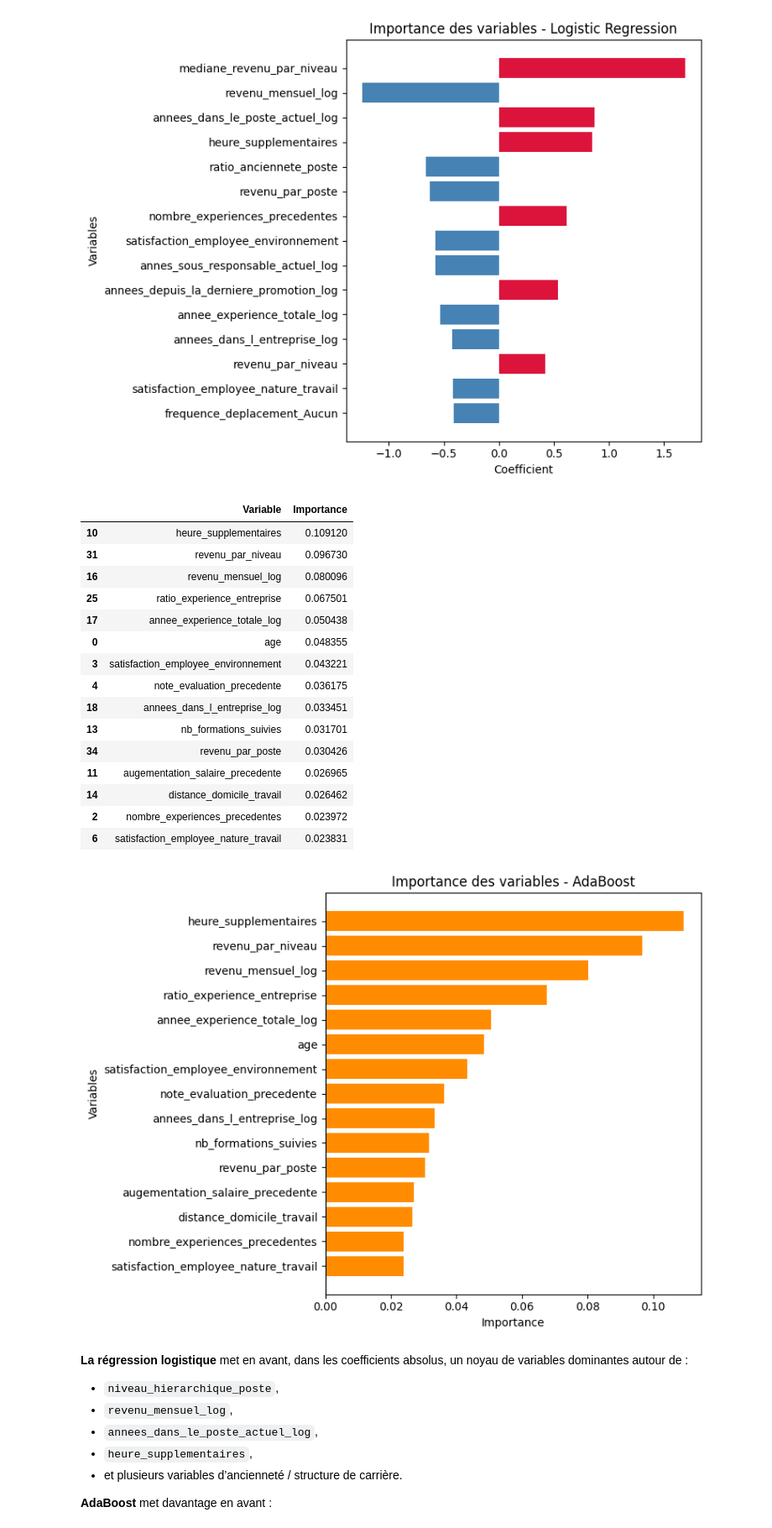
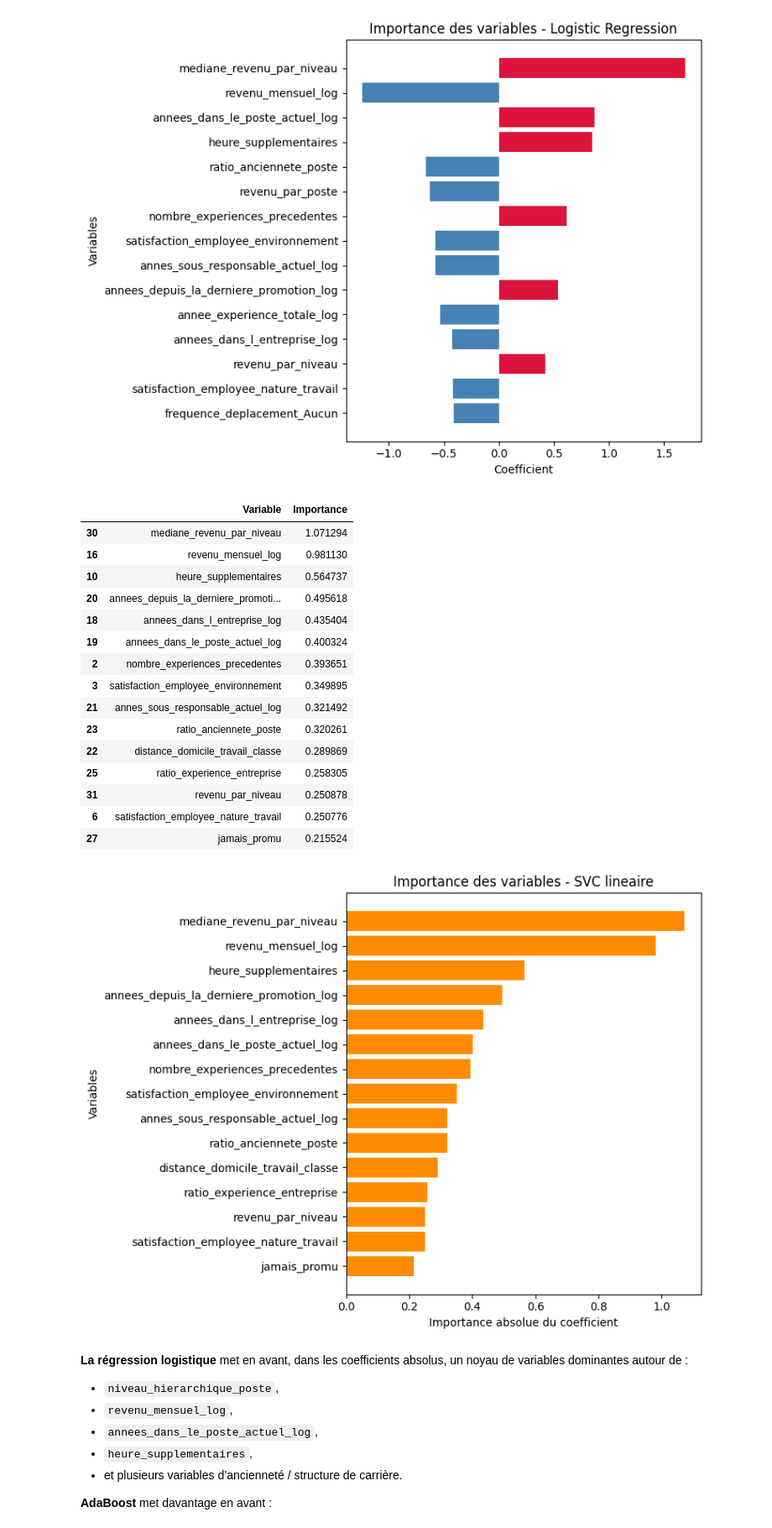
Before and after one commit to rayakevin/OCR_PROJET_4, a Jupyter notebook: notebooks/04_MODELISATIONS_AMELIOREES.ipynb, the cells around one changed output. Shown at 84% size. Saved outputs shown, nothing was run; the diff lists cells and outputs as text; code cells hidden in the pictures.

```diff
--- a/notebooks/04_MODELISATIONS_AMELIOREES.ipynb
+++ b/notebooks/04_MODELISATIONS_AMELIOREES.ipynb
@@ -472,43 +542,45 @@ plt.show()
 | 43 | frequence_deplacement_Aucun | -0.410651 | 0.410651 |
 [figure]
 # %%
-ada_best = ada_results["Best Estimator"]
-ada_best.fit(X_model, y_model)
+svc_best = svc_results["Best Estimator"]
+svc_best.fit(X_model, y_model)
 
-ada_importance = pd.DataFrame({
+svc_model = svc_best.named_steps["model"]
+
+svc_importance = pd.DataFrame({
     "Variable": X_model.columns,
-    "Importance": ada_best.feature_importances_,
+    "Importance": np.abs(svc_model.coef_[0]),
 }).sort_values("Importance", ascending=False)
 
-display(ada_importance.head(15))
+display(svc_importance.head(15))
 
-top_ada = ada_importance.head(15).iloc[::-1]
+top_svc = svc_importance.head(15).iloc[::-1]
 
 plt.figure(figsize=(8, 6))
-plt.barh(top_ada["Variable"], top_ada["Importance"], color="darkorange")
-plt.title("Importance des variables - AdaBoost")
-plt.xlabel("Importance")
+plt.barh(top_svc["Variable"], top_svc["Importance"], color="darkorange")
+plt.title("Importance des variables - SVC lineaire")
+plt.xlabel("Importance absolue du coefficient")
 plt.ylabel("Variables")
 plt.tight_layout()
 plt.show()
 # %% [output]
 |  | Variable | Importance |
-| 10 | heure_supplementaires | 0.109120 |
-| 31 | revenu_par_niveau | 0.096730 |
-| 16 | revenu_mensuel_log | 0.080096 |
-| 25 | ratio_experience_entreprise | 0.067501 |
-| 17 | annee_experience_totale_log | 0.050438 |
-| 0 | age | 0.048355 |
-| 3 | satisfaction_employee_environnement | 0.043221 |
-| 4 | note_evaluation_precedente | 0.036175 |
-| 18 | annees_dans_l_entreprise_log | 0.033451 |
-| 13 | nb_formations_suivies | 0.031701 |
-| 34 | revenu_par_poste | 0.030426 |
-| 11 | augementation_salaire_precedente | 0.026965 |
-| 14 | distance_domicile_travail | 0.026462 |
-| 2 | nombre_experiences_precedentes | 0.023972 |
-| 6 | satisfaction_employee_nature_travail | 0.023831 |
+| 30 | mediane_revenu_par_niveau | 1.071294 |
+| 16 | revenu_mensuel_log | 0.981130 |
+| 10 | heure_supplementaires | 0.564737 |
+| 20 | annees_depuis_la_derniere_promoti... | 0.495618 |
+| 18 | annees_dans_l_entreprise_log | 0.435404 |
+| 19 | annees_dans_le_poste_actuel_log | 0.400324 |
+| 2 | nombre_experiences_precedentes | 0.393651 |
+| 3 | satisfaction_employee_environnement | 0.349895 |
+| 21 | annes_sous_responsable_actuel_log | 0.321492 |
+| 23 | ratio_anciennete_poste | 0.320261 |
+| 22 | distance_domicile_travail_classe | 0.289869 |
+| 25 | ratio_experience_entreprise | 0.258305 |
+| 31 | revenu_par_niveau | 0.250878 |
+| 6 | satisfaction_employee_nature_travail | 0.250776 |
+| 27 | jamais_promu | 0.215524 |
-[figure, old version]
+[figure, new version]
 # %% [markdown]
 **La régression logistique** met en avant, dans les coefficients absolus, un noyau de variables dominantes autour de :
 - `niveau_hierarchique_poste`,
```
Also changed, not shown: parts of 12 cells of this notebook.
